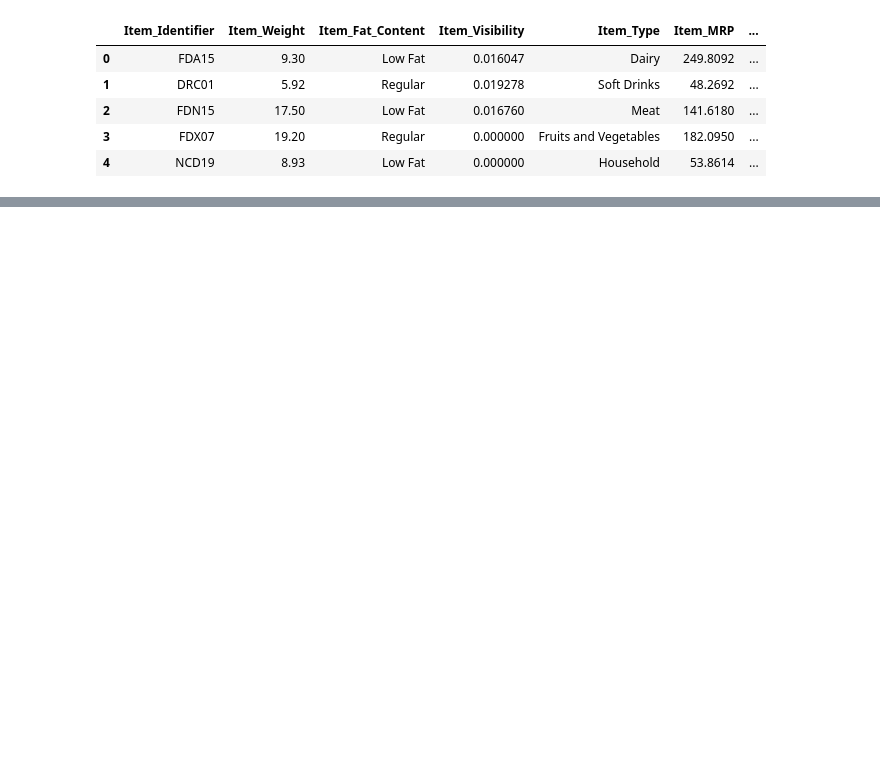
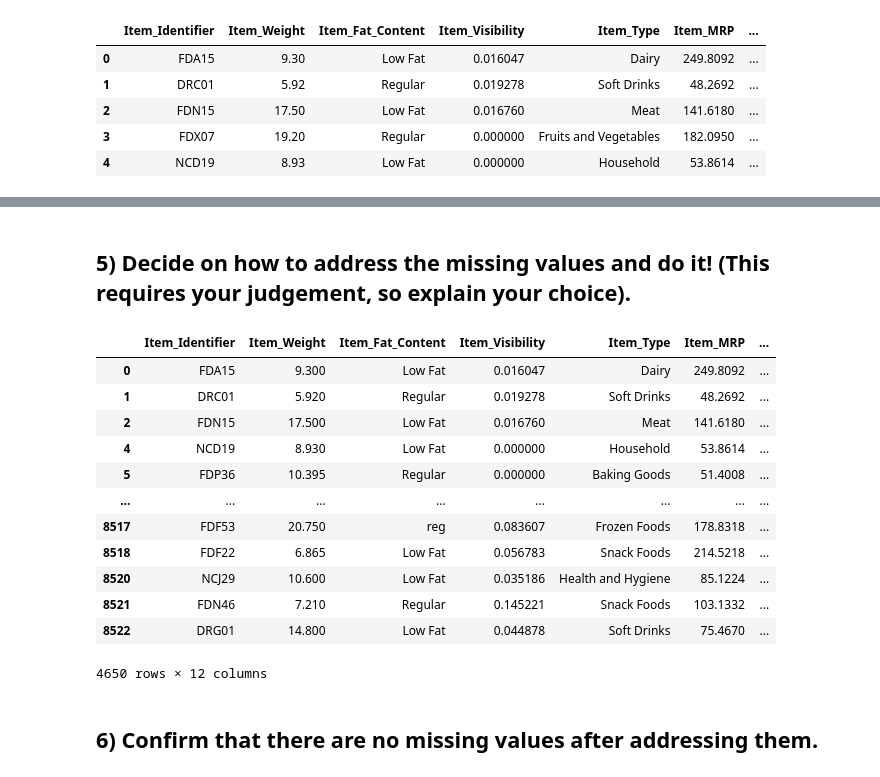
Before and after one commit to robertramos89/Predicting-Item-Sales, a Jupyter notebook: PortfolioProject1.ipynb, the cells around one changed output, grey strips where cells are left out. Cells and saved outputs as stored; diff of their text form; code cells hidden in the pictures; blank space fills up the shorter version.

```diff
--- a/PortfolioProject1.ipynb
+++ b/PortfolioProject1.ipynb
@@ -18,0 +141,26 @@ df.head()
+# %% [markdown]
+## 5) Decide on how to address the missing values and do it! (This requires your judgement, so explain your choice).
+# %%
+# I have decided to drop the rows that are missing values for Outlet_Size from the dataset as outlet size is an important factor in calculating sales
+# and the missing values could cause the prediction method to work incorrectly if the values are passed through the algorithm.
+# I will also be dropping rows that are missing Item Weight information as this information could be valuable for calculating storage space within the outlets
+# and including missing data here could throw off stock calculations. It also does not make sense to replace the null values with a 0 for item weight.
+
+df.dropna(inplace= True)
+df
+# %% [output]
+|  | Item_Identifier | Item_Weight | Item_Fat_Content | Item_Visibility | Item_Type | Item_MRP | ... |
+| 0 | FDA15 | 9.300 | Low Fat | 0.016047 | Dairy | 249.8092 | ... |
+| 1 | DRC01 | 5.920 | Regular | 0.019278 | Soft Drinks | 48.2692 | ... |
+| 2 | FDN15 | 17.500 | Low Fat | 0.016760 | Meat | 141.6180 | ... |
+| 4 | NCD19 | 8.930 | Low Fat | 0.000000 | Household | 53.8614 | ... |
+| 5 | FDP36 | 10.395 | Regular | 0.000000 | Baking Goods | 51.4008 | ... |
+| ... | ... | ... | ... | ... | ... | ... | ... |
+| 8517 | FDF53 | 20.750 | reg | 0.083607 | Frozen Foods | 178.8318 | ... |
+| 8518 | FDF22 | 6.865 | Low Fat | 0.056783 | Snack Foods | 214.5218 | ... |
+| 8520 | NCJ29 | 10.600 | Low Fat | 0.035186 | Health and Hygiene | 85.1224 | ... |
+| 8521 | FDN46 | 7.210 | Regular | 0.145221 | Snack Foods | 103.1332 | ... |
+| 8522 | DRG01 | 14.800 | Low Fat | 0.044878 | Soft Drinks | 75.4670 | ... |
+4650 rows × 12 columns
+# %% [markdown]
+## 6) Confirm that there are no missing values after addressing them.
```
Also changed, not shown: parts of 21 cells of this notebook.
